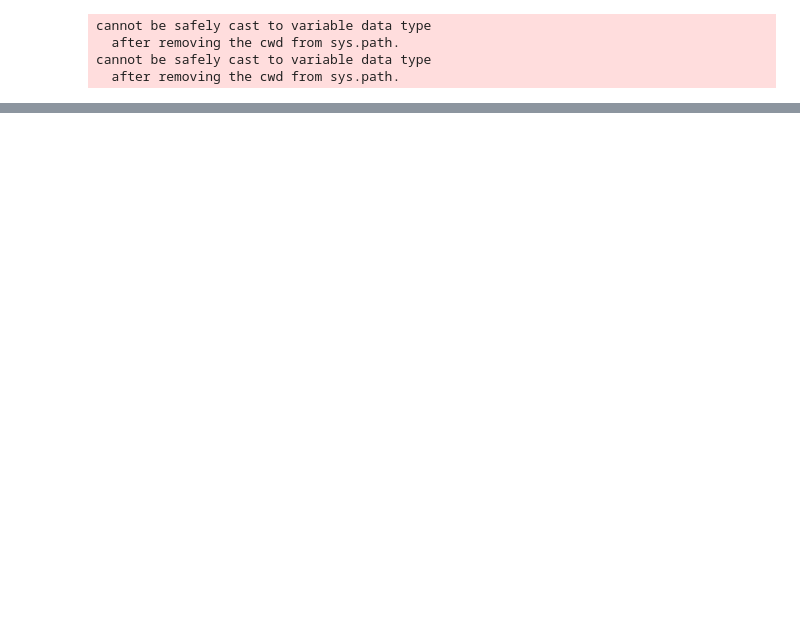
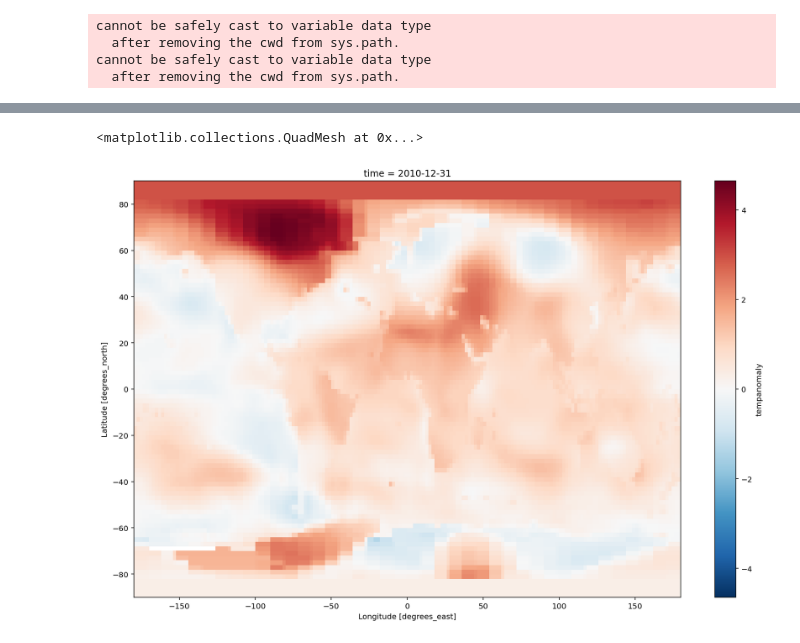
Before and after one commit to derevirn/climate-viz, a Jupyter notebook: netcdf_viz.ipynb, the cells around one changed output, grey strips where cells are left out. Cells and saved outputs as stored; diff of their text form; code cells hidden in the pictures; blank space fills up the shorter version.

```diff
--- a/netcdf_viz.ipynb
+++ b/netcdf_viz.ipynb
@@ -43,0 +68,11 @@ for i in range(2000, 2010):
+# %%
+import xarray as xr
+xr_df = xr.open_dataset('data/gistemp1200_GHCNv4_ERSSTv5.nc')
+# %%
+climate = xr_df.resample(time='Y').mean()
+climate = climate.interp()
+# %%
+climate['tempanomaly'].isel(time=130).plot(figsize=(16,10))
+# %% [output]
+<matplotlib.collections.QuadMesh at 0x...>
+[figure, added]
```
Also changed, not shown: parts of 3 cells of this notebook.
